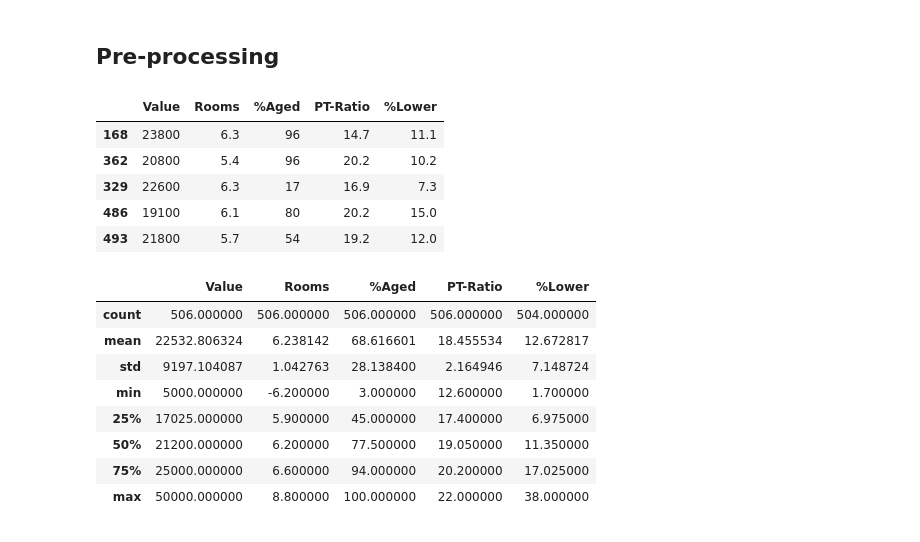
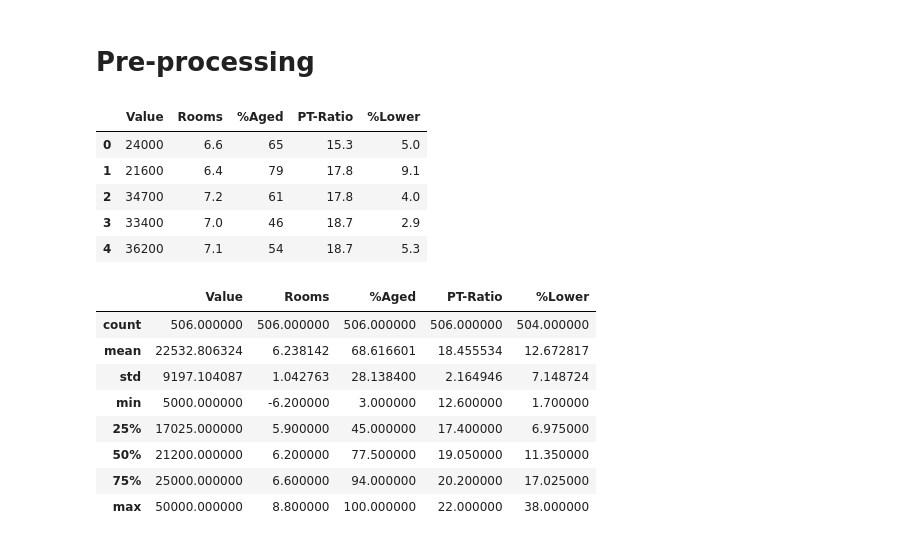
Before and after one commit to hchenfeng/Introduction-to-Machine-Learning, a Jupyter notebook: notebooks/project1.ipynb, the cells around one changed output. Drawn from its saved outputs; the diff is of its cells as text; code cells hidden in the pictures.

```diff
--- a/notebooks/project1.ipynb
+++ b/notebooks/project1.ipynb
@@ -1,2 +12,2 @@
 # %% [markdown]
-## Pre-processing
+# Pre-processing
@@ -10,14 +20,14 @@ from scipy.stats import linregress
 # %%
 housing = pd.read_csv("../data/housing.txt", sep='\s+')
-# %%
-housing.sample(5)
-# %% [output]
-|  | Value | Rooms | %Aged | PT-Ratio | %Lower |
-| 168 | 23800 | 6.3 | 96 | 14.7 | 11.1 |
-| 362 | 20800 | 5.4 | 96 | 20.2 | 10.2 |
-| 329 | 22600 | 6.3 | 17 | 16.9 | 7.3 |
-| 486 | 19100 | 6.1 | 80 | 20.2 | 15.0 |
-| 493 | 21800 | 5.7 | 54 | 19.2 | 12.0 |
+# %%
+housing.head()
+# %% [output]
+|  | Value | Rooms | %Aged | PT-Ratio | %Lower |
+| 0 | 24000 | 6.6 | 65 | 15.3 | 5.0 |
+| 1 | 21600 | 6.4 | 79 | 17.8 | 9.1 |
+| 2 | 34700 | 7.2 | 61 | 17.8 | 4.0 |
+| 3 | 33400 | 7.0 | 46 | 18.7 | 2.9 |
+| 4 | 36200 | 7.1 | 54 | 18.7 | 5.3 |
 # %%
 housing.describe()
 # %% [output]
```
Also changed, not shown: parts of 10 cells of this notebook, 3 other files.
